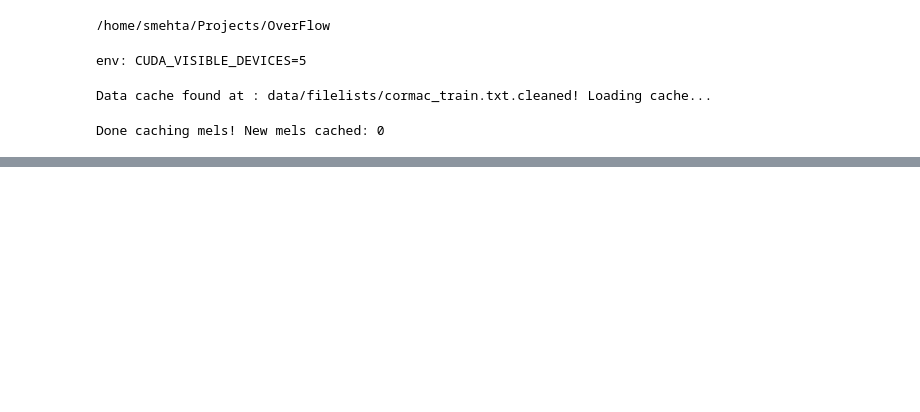
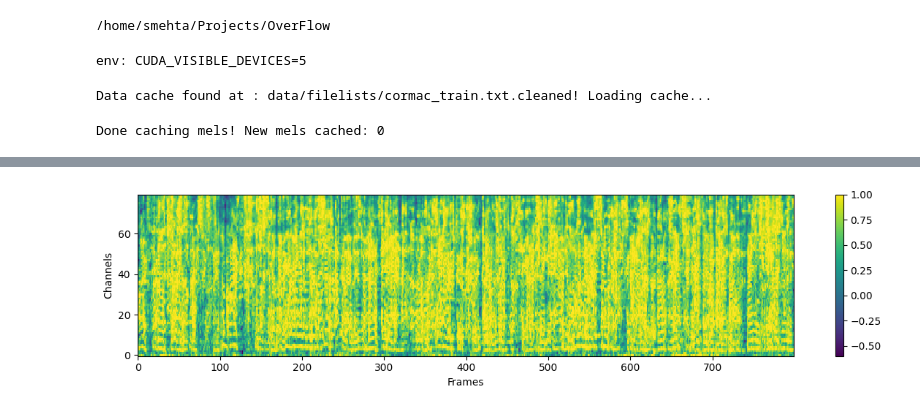
Before and after one commit to shivammehta25/OverFlow, a Jupyter notebook: analysis/diffusers.ipynb, the cells around one changed output, grey strips where cells are left out. Drawn from its saved outputs; the diff is of its cells as text; code cells hidden in the pictures; blank space fills up the shorter version.

```diff
--- a/analysis/diffusers.ipynb
+++ b/analysis/diffusers.ipynb
@@ -136,0 +162,10 @@ plt.show()
+# %%
+fig, ax = plt.subplots(figsize=(12, 3))
+im = ax.imshow(mel_spec2, aspect="auto", origin="lower", interpolation="none")
+plt.colorbar(im, ax=ax)
+plt.xlabel("Frames")
+plt.ylabel("Channels")
+plt.tight_layout()
+plt.show()
+# %% [output]
+[figure, added]
```
Also changed, not shown: parts of 5 cells of this notebook.
